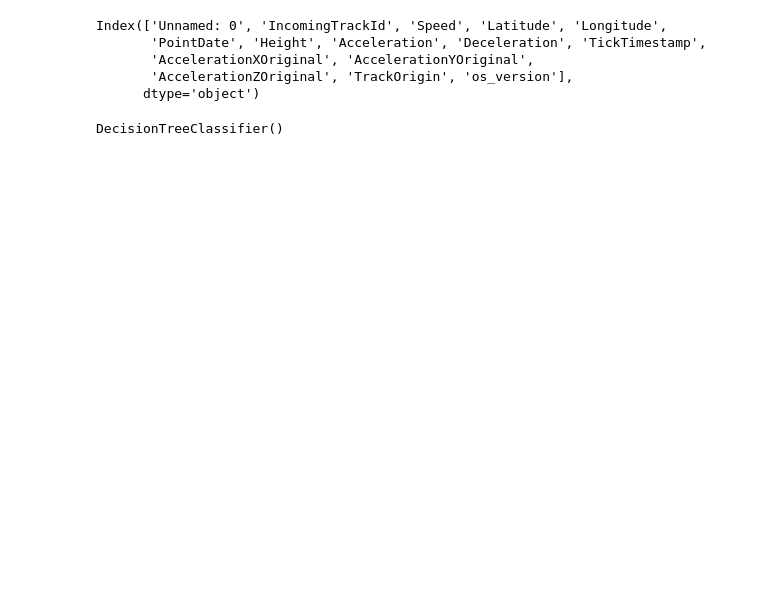
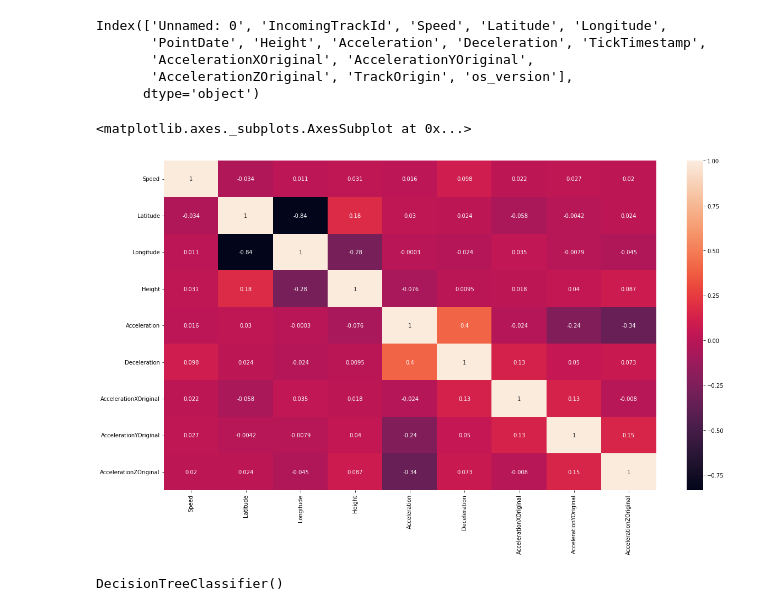
Before and after one commit to Cepera90/test, a Jupyter notebook: test_3.ipynb, the cells around one changed output. Cells and saved outputs as stored; diff of their text form; code cells hidden in the pictures; blank space fills up the shorter version.

```diff
--- a/test_3.ipynb
+++ b/test_3.ipynb
@@ -20,5 +21,14 @@ Index(['Unnamed: 0', 'IncomingTrackId', 'Speed', 'Latitude', 'Longitude',
        'AccelerationZOriginal', 'TrackOrigin', 'os_version'],
       dtype='object')
 # %%
-#Leave the numeric data inc point and track origin
-TC = TC.drop(['Unnamed: 0','os_version','TickTimestamp','PointDate'], axis=1)
+#Leave the numeric data inc point, IncomingTrackId and track origin
+TC = TC.drop(['Unnamed: 0','os_version','TickTimestamp','PointDate', 'IncomingTrackId'], axis=1)
+# %%
+#See correlation in data
+corr = TC.corr()
+
+plt.figure(figsize = (20, 11))
+sns.heatmap(corr,annot=True)
+# %% [output]
+<matplotlib.axes._subplots.AxesSubplot at 0x...>
+[figure, added]
```
Also changed, not shown: parts of 5 cells of this notebook.
